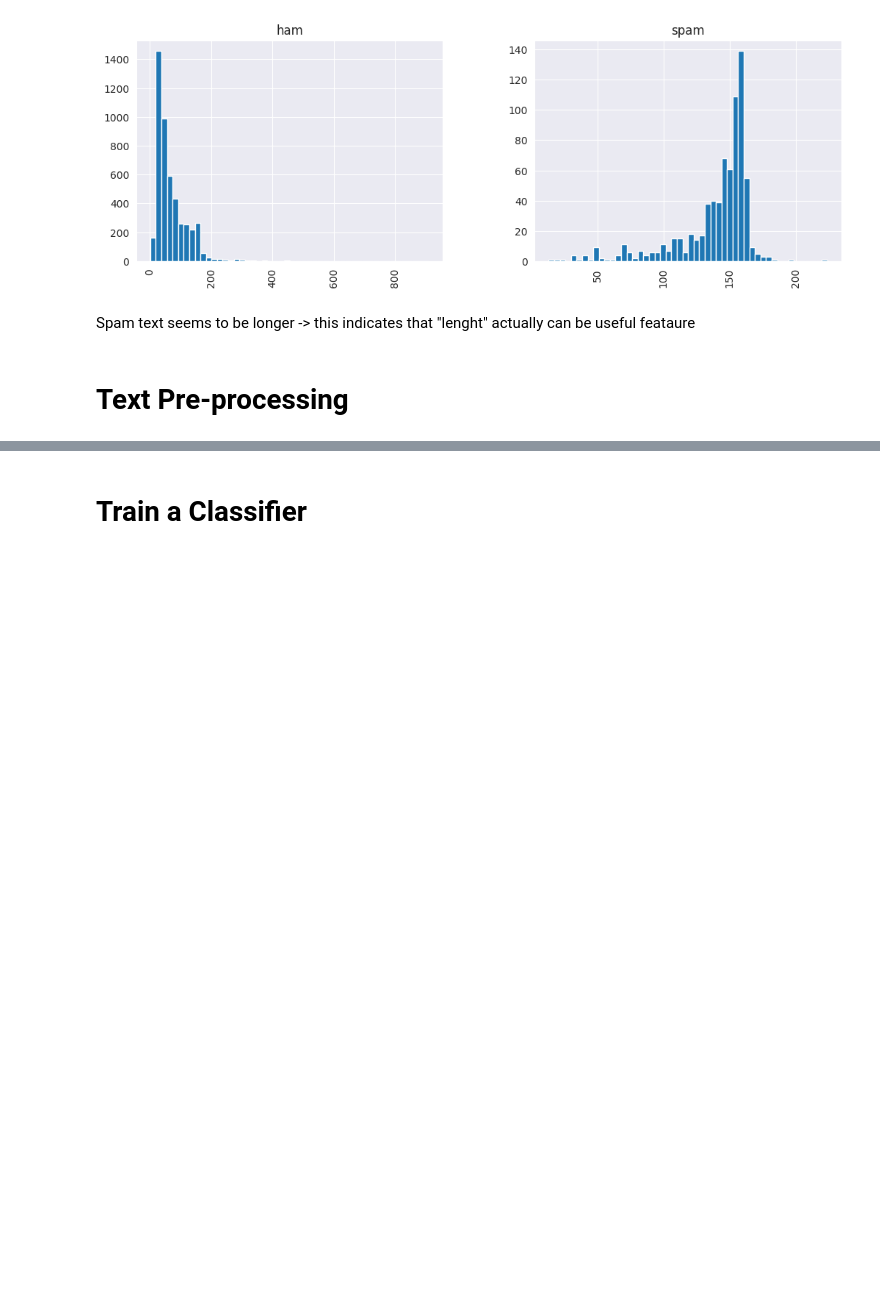
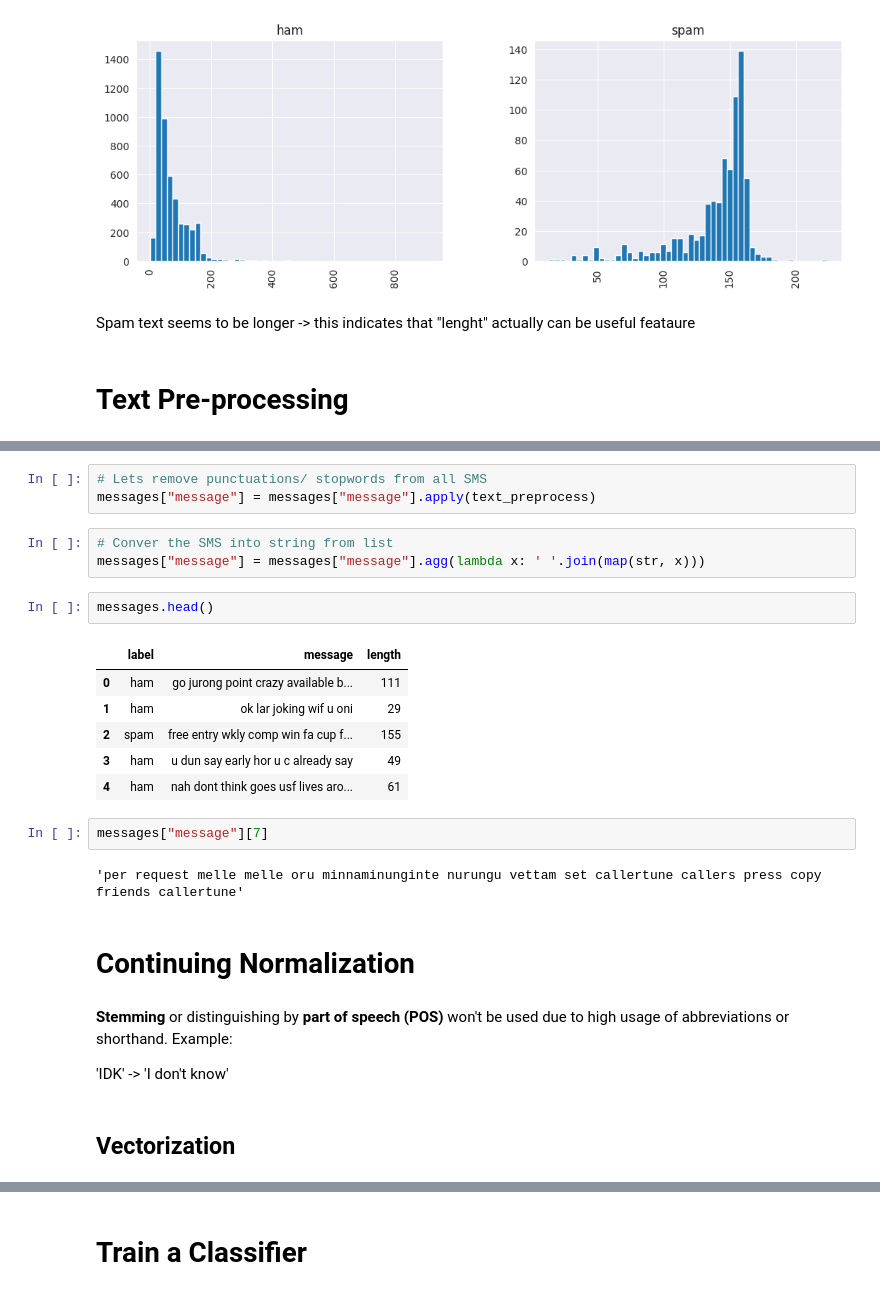
Before and after one commit to innosevda/Spam_Text_Detection, a Jupyter notebook: Spam_Detection.ipynb, the cells around one changed output, grey strips where cells are left out. Cells and saved outputs as stored; diff of their text form; blank space fills up the shorter version.

Commit message:
Implementing Vectorization (Incomplete)

```diff
--- a/Spam_Detection.ipynb
+++ b/Spam_Detection.ipynb
@@ -173,0 +298,27 @@ Spam text seems to be longer -> this indicates that "lenght" actually can be use
+# %%
+# Lets remove punctuations/ stopwords from all SMS
+messages["message"] = messages["message"].apply(text_preprocess)
+# %%
+# Conver the SMS into string from list
+messages["message"] = messages["message"].agg(lambda x: ' '.join(map(str, x)))
+# %%
+messages.head()
+# %% [output]
+|  | label | message | length |
+| 0 | ham | go jurong point crazy available b... | 111 |
+| 1 | ham | ok lar joking wif u oni | 29 |
+| 2 | spam | free entry wkly comp win fa cup f... | 155 |
+| 3 | ham | u dun say early hor u c already say | 49 |
+| 4 | ham | nah dont think goes usf lives aro... | 61 |
+# %%
+messages["message"][7]
+# %% [output]
+'per request melle melle oru minnaminunginte nurungu vettam set callertune callers press copy friends callertune'
+# %% [markdown]
+# Continuing Normalization
+# %% [markdown]
+**Stemming** or distinguishing by **part of speech (POS)** won't be used due to high usage of abbreviations or shorthand. Example:
+
+'IDK' -> 'I don't know'
+# %% [markdown]
+## Vectorization
```
Also changed, not shown: parts of 23 cells of this notebook.
